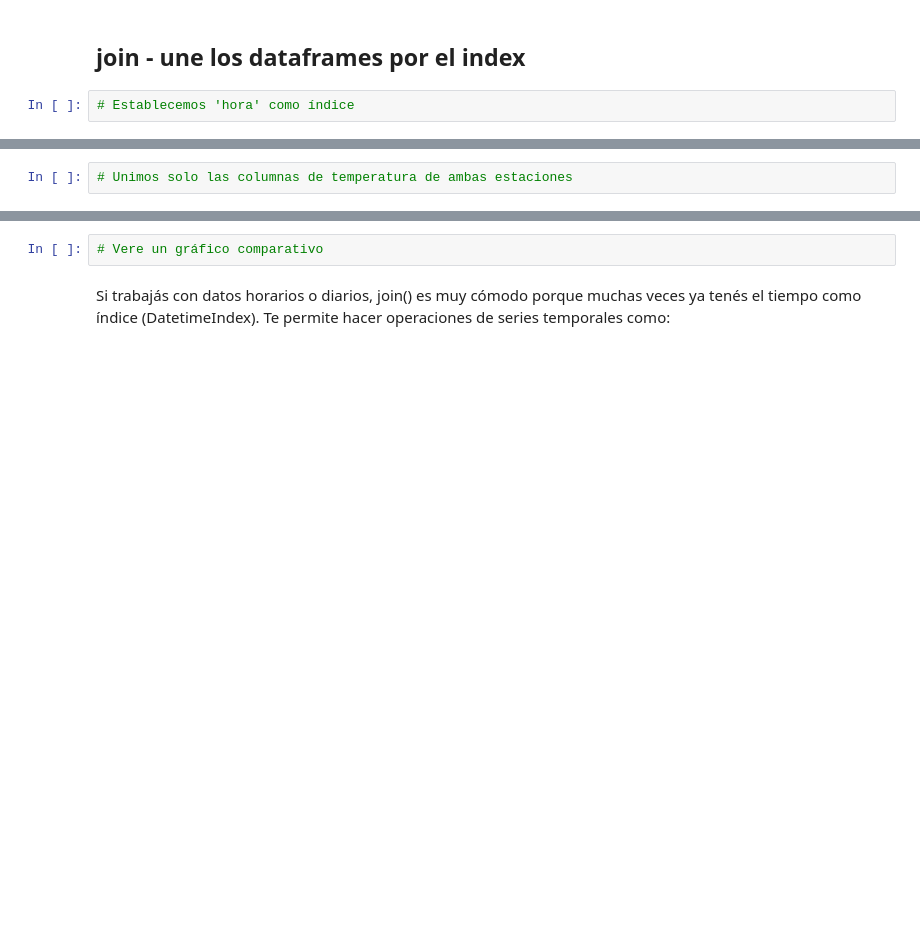
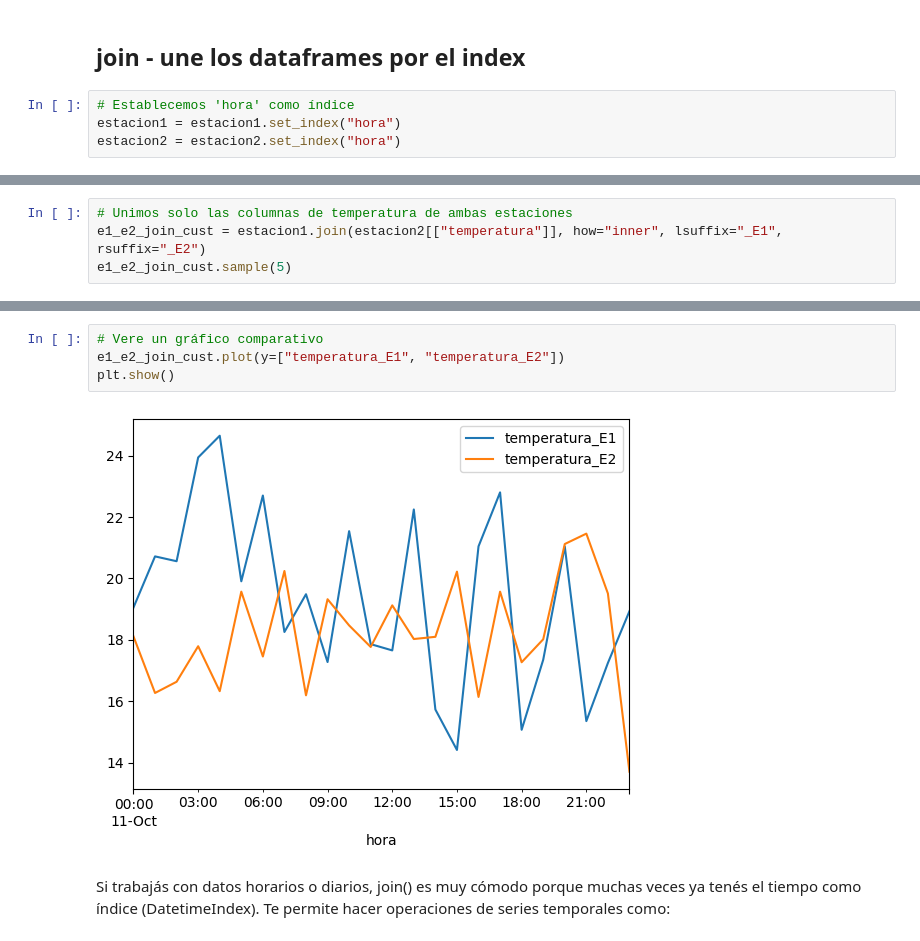
Before and after one commit to GermanStanzione/TT-2C2025-Data-Analitycs-Notebooks, a Jupyter notebook: Clase_8/Mia/Clase_08_NB1_Cat_Merge_Join.ipynb, the cells around one changed output, grey strips where cells are left out. Saved outputs shown, nothing was run; the diff lists cells and outputs as text; blank space fills up the shorter version.

```diff
--- a/Clase_8/Mia/Clase_08_NB1_Cat_Merge_Join.ipynb
+++ b/Clase_8/Mia/Clase_08_NB1_Cat_Merge_Join.ipynb
@@ -69,3 +115,5 @@ Lo usamos para comparar las mediciones de las estaciones
 ## join - une los dataframes por el index
 # %%
 # Establecemos 'hora' como índice
+estacion1 = estacion1.set_index("hora")
+estacion2 = estacion2.set_index("hora")
@@ -76,2 +144,4 @@ Lo usamos para comparar las mediciones de las estaciones
 # %%
 # Unimos solo las columnas de temperatura de ambas estaciones
+e1_e2_join_cust = estacion1.join(estacion2[["temperatura"]], how="inner", lsuffix="_E1", rsuffix="_E2")
+e1_e2_join_cust.sample(5)
@@ -78,5 +156,9 @@ Lo usamos para comparar las mediciones de las estaciones
 # %%
 # Vere un gráfico comparativo
+e1_e2_join_cust.plot(y=["temperatura_E1", "temperatura_E2"])
+plt.show()
+# %% [output]
+[figure, added]
 # %% [markdown]
 Si trabajás con datos horarios o diarios, join() es muy cómodo porque muchas veces ya tenés el tiempo como índice (DatetimeIndex). Te permite hacer operaciones de series temporales como:
 # %% [markdown]
```
Also changed, not shown: parts of 16 cells of this notebook.
